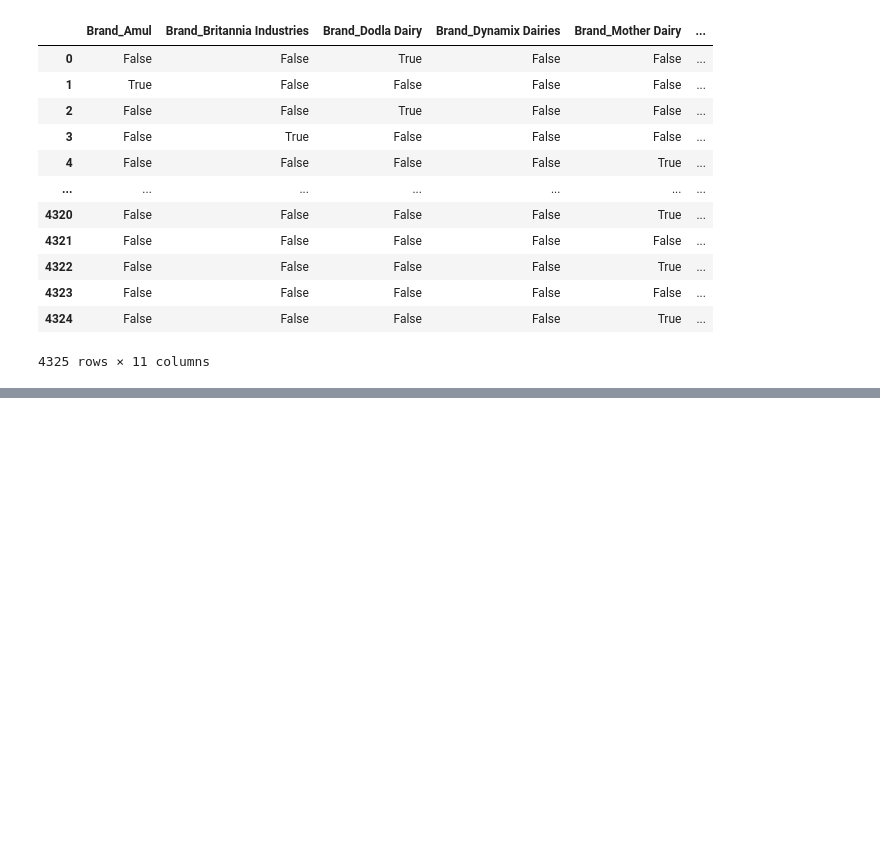
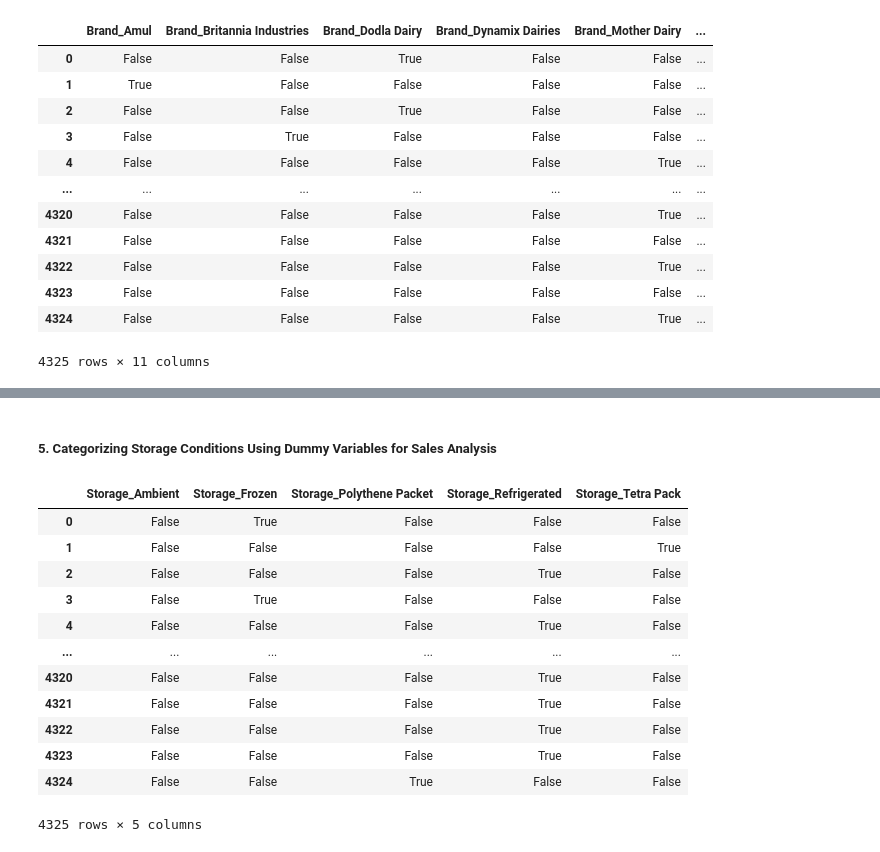
Before and after one commit to OUALi0/Transforming-Data, a Jupyter notebook: project3.ipynb, the cells around one changed output, grey strips where cells are left out. Saved outputs shown, nothing was run; the diff lists cells and outputs as text; code cells hidden in the pictures; blank space fills up the shorter version.

```diff
--- a/project3.ipynb
+++ b/project3.ipynb
@@ -128,0 +136,3 @@ brand_dummies
+# %%
+goods_df['ShelfLifeCategory'] = pd.cut(goods_df['Shelf Life (days)'], bins= [0, 7, 14, 30, float('inf')], labels=['Short', 'Medium', 'Long', 'Very Long'])
+goods_df[['Shelf Life (days)', 'ShelfLifeCategory']].head()
@@ -128,0 +146,19 @@ brand_dummies
+# %% [markdown]
+##### 5. Categorizing Storage Conditions Using Dummy Variables for Sales Analysis
+# %%
+storage_dummies = pd.get_dummies(goods_df['Storage Condition'], prefix='Storage', dtype=bool)
+storage_dummies
+# %% [output]
+|  | Storage_Ambient | Storage_Frozen | Storage_Polythene Packet | Storage_Refrigerated | Storage_Tetra Pack |
+| 0 | False | True | False | False | False |
+| 1 | False | False | False | False | True |
+| 2 | False | False | False | True | False |
+| 3 | False | True | False | False | False |
+| 4 | False | False | False | True | False |
+| ... | ... | ... | ... | ... | ... |
+| 4320 | False | False | False | True | False |
+| 4321 | False | False | False | True | False |
+| 4322 | False | False | False | True | False |
+| 4323 | False | False | False | True | False |
+| 4324 | False | False | True | False | False |
+4325 rows × 5 columns
```
Also changed, not shown: parts of 37 cells of this notebook.
